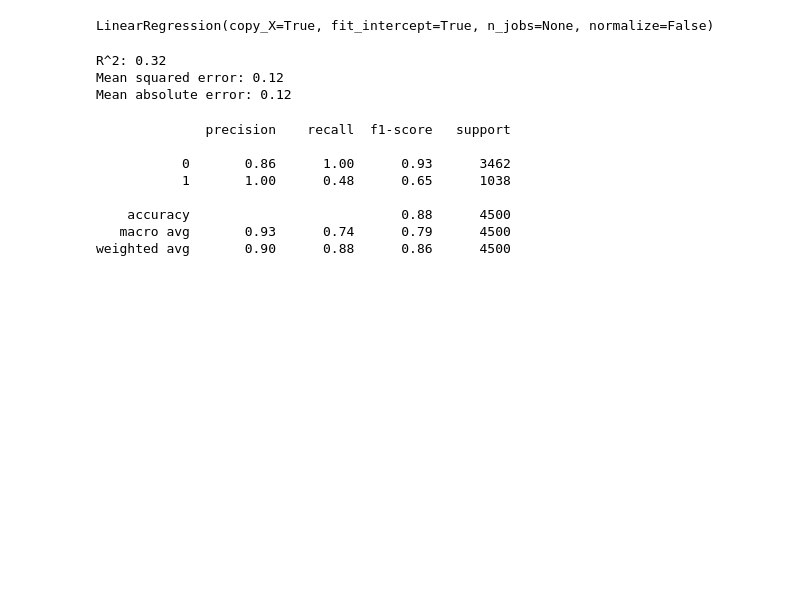
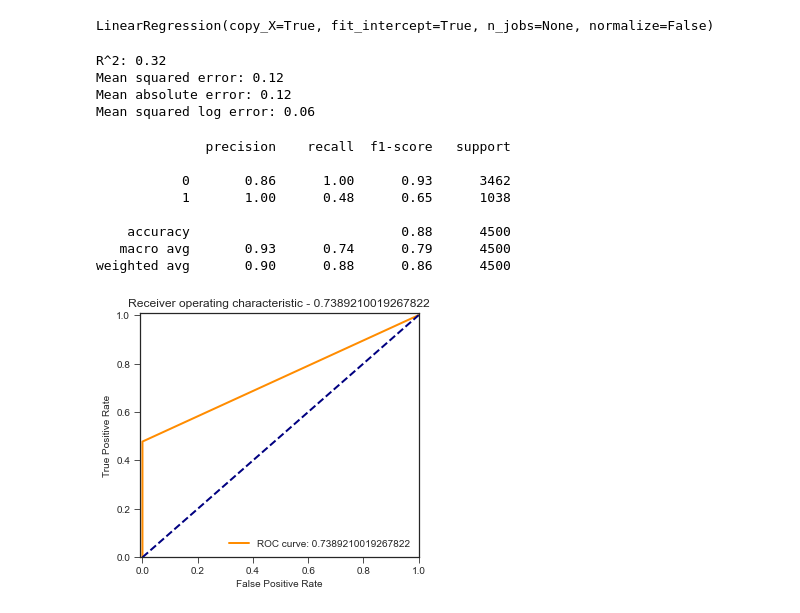
Before and after one commit to WojciechDopieralski/HR_ML_Project, a Jupyter notebook: scripts/logistic_regresion.ipynb, the cells around one changed output. Saved outputs shown, nothing was run; the diff lists cells and outputs as text; code cells hidden in the pictures; blank space fills up the shorter version.

Commit message:
add model on full data. Add graph with ROC and Precision Recall curves.

```diff
--- a/scripts/logistic_regresion.ipynb
+++ b/scripts/logistic_regresion.ipynb
@@ -4,8 +4,14 @@ import numpy as np
 import pickle
 from sklearn import linear_model
 import sklearn.metrics as metrics
-from sklearn.metrics import roc_auc_score
+from sklearn.metrics import roc_curve, roc_auc_score
 from sklearn.metrics import classification_report
+from sklearn.metrics import precision_recall_curve
+from sklearn.metrics import average_precision_score
+
+import matplotlib.pyplot as plt
+plt.style.use('seaborn-ticks')
+%matplotlib inline
 # %%
 X_train = pd.read_pickle("../data/HR_Xtrain_30proc.pkl")
 X_test = pd.read_pickle("../data/HR_Xtest_30proc.pkl")
@@ -26,10 +33,12 @@ preds = preds.astype(int)
 print("R^2: %.2f" % metrics.r2_score(y_test, preds))
 print("Mean squared error: %.2f" % metrics.mean_squared_error(y_test, preds))
 print("Mean absolute error: %.2f" % metrics.mean_absolute_error(y_test, preds))
+print("Mean squared log error: %.2f" % metrics.mean_squared_log_error(y_test, preds))
 # %% [output]
 R^2: 0.32
 Mean squared error: 0.12
 Mean absolute error: 0.12
+Mean squared log error: 0.06
 # %%
 #Classification report
 print(classification_report(y_test, preds))
@@ -42,3 +51,23 @@ print(classification_report(y_test, preds))
     accuracy                           0.88      4500
    macro avg       0.93      0.74      0.79      4500
 weighted avg       0.90      0.88      0.86      4500
+# %%
+fpr, tpr, thresholds = roc_curve(y_test, preds)
+rocScore = roc_auc_score(y_test, preds)
+# %%
+fig, ax = plt.subplots(figsize=(5,4.5))
+lw = 2
+
+ax.plot(fpr, tpr, color='darkorange', lw=lw, label=f'ROC curve: {rocScore}')
+
+ax.plot([0, 1], [0, 1], color='navy', lw=lw, linestyle='--')
+
+ax.set_xlim([-0.01, 1.0])
+ax.set_ylim([0.0, 1.01])
+ax.set_xlabel('False Positive Rate')
+ax.set_ylabel('True Positive Rate')
+ax.set_title(f'Receiver operating characteristic - {rocScore}')
+ax.legend(loc="lower right")
+plt.show()
+# %% [output]
+[figure, added]
```
Also changed, not shown: parts of 14 cells of this notebook, 1 other file.
